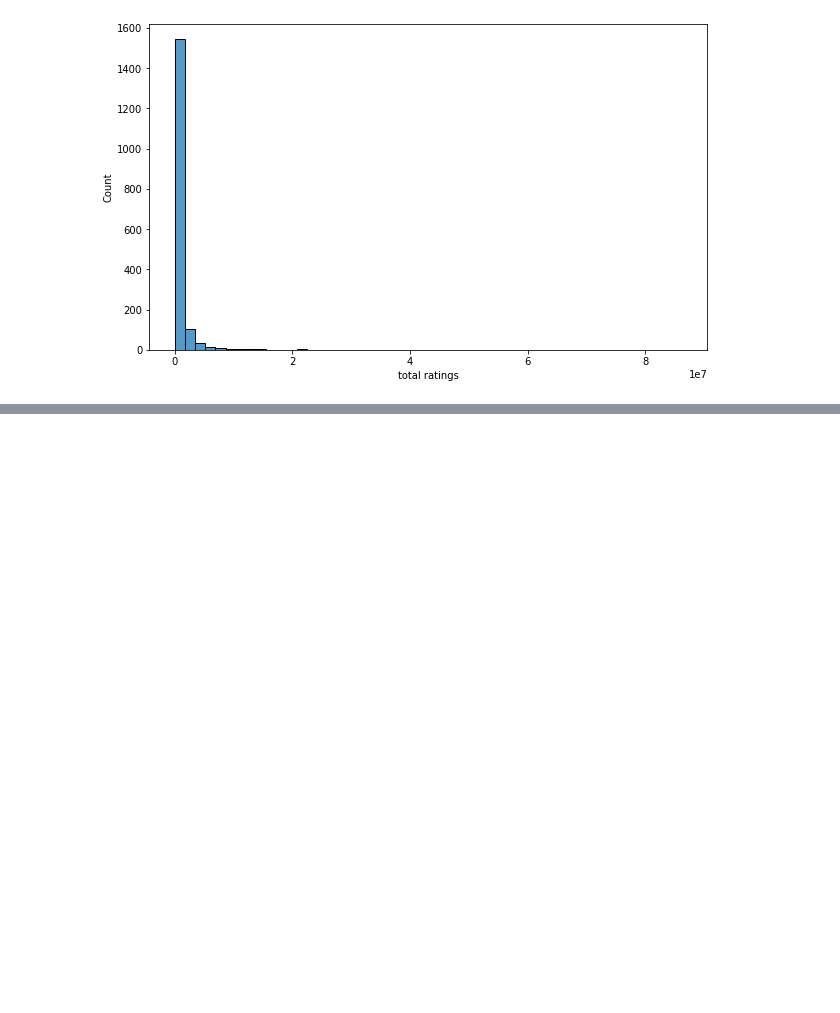
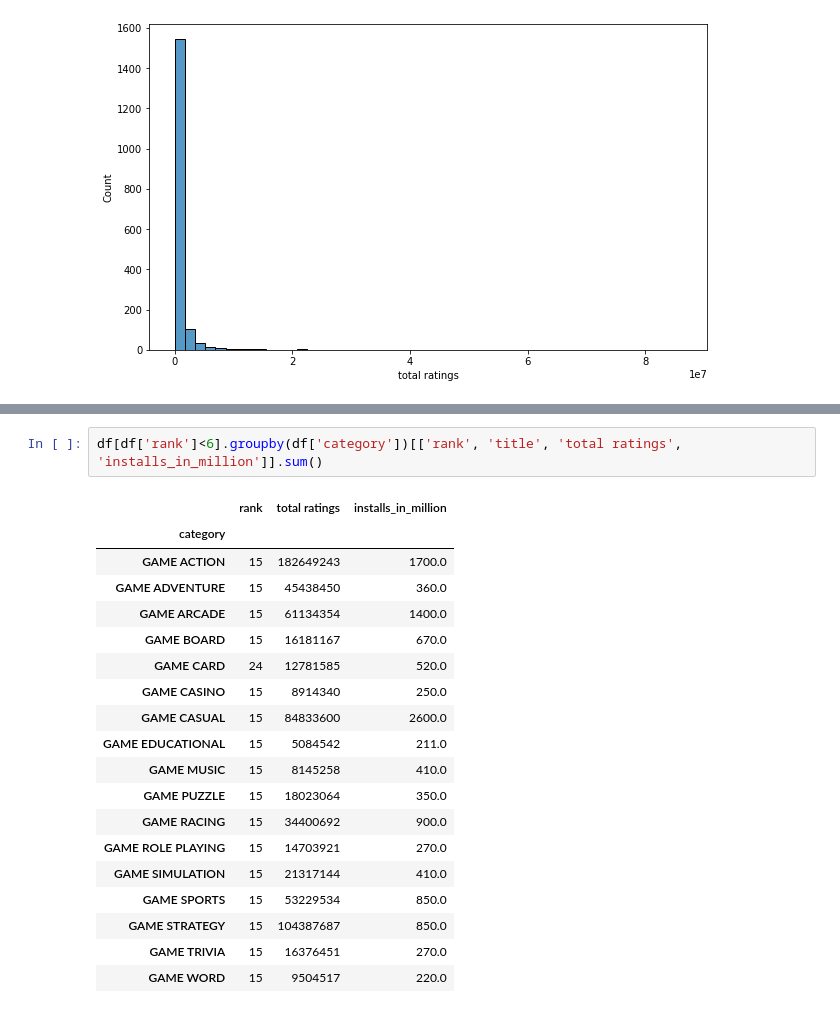
Before and after one commit to gulakkoc/My_Kaggle_Projects, a Jupyter notebook: Untitled Folder/Top Games on Play Stores.ipynb, the cells around one changed output, grey strips where cells are left out. Drawn from its saved outputs; the diff is of its cells as text; blank space fills up the shorter version.

```diff
--- a/Untitled Folder/Top Games on Play Stores.ipynb
+++ b/Untitled Folder/Top Games on Play Stores.ipynb
@@ -270,0 +355,22 @@ plt.pie(x = df['paid'].value_counts(), autopct = '%1.1f%%', labels = df.paid.val
+# %%
+df[df['rank']<6].groupby(df['category'])[['rank', 'title', 'total ratings', 'installs_in_million']].sum()
+# %% [output]
+|  | rank | total ratings | installs_in_million |
+| category |  |  |  |
+| GAME ACTION | 15 | 182649243 | 1700.0 |
+| GAME ADVENTURE | 15 | 45438450 | 360.0 |
+| GAME ARCADE | 15 | 61134354 | 1400.0 |
+| GAME BOARD | 15 | 16181167 | 670.0 |
+| GAME CARD | 24 | 12781585 | 520.0 |
+| GAME CASINO | 15 | 8914340 | 250.0 |
+| GAME CASUAL | 15 | 84833600 | 2600.0 |
+| GAME EDUCATIONAL | 15 | 5084542 | 211.0 |
+| GAME MUSIC | 15 | 8145258 | 410.0 |
+| GAME PUZZLE | 15 | 18023064 | 350.0 |
+| GAME RACING | 15 | 34400692 | 900.0 |
+| GAME ROLE PLAYING | 15 | 14703921 | 270.0 |
+| GAME SIMULATION | 15 | 21317144 | 410.0 |
+| GAME SPORTS | 15 | 53229534 | 850.0 |
+| GAME STRATEGY | 15 | 104387687 | 850.0 |
+| GAME TRIVIA | 15 | 16376451 | 270.0 |
+| GAME WORD | 15 | 9504517 | 220.0 |
```
Also changed, not shown: parts of 33 cells of this notebook.
